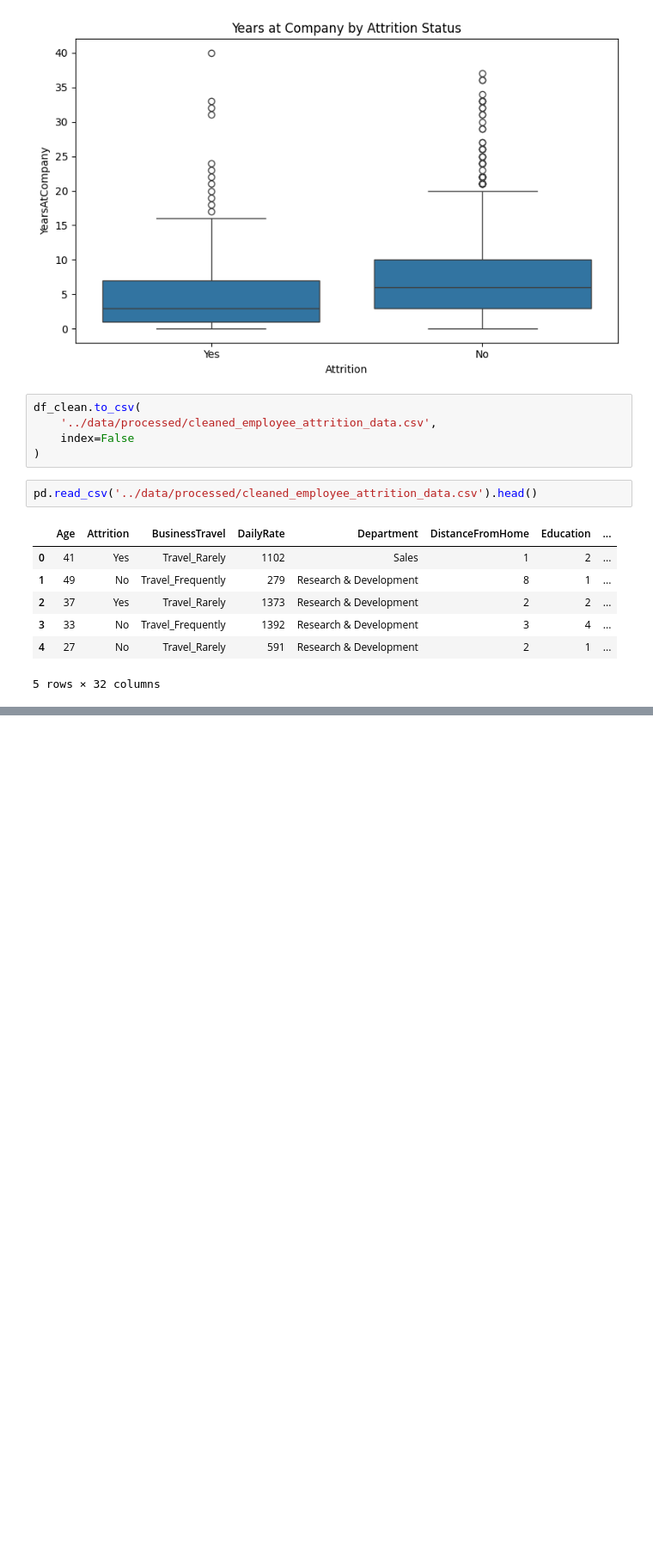
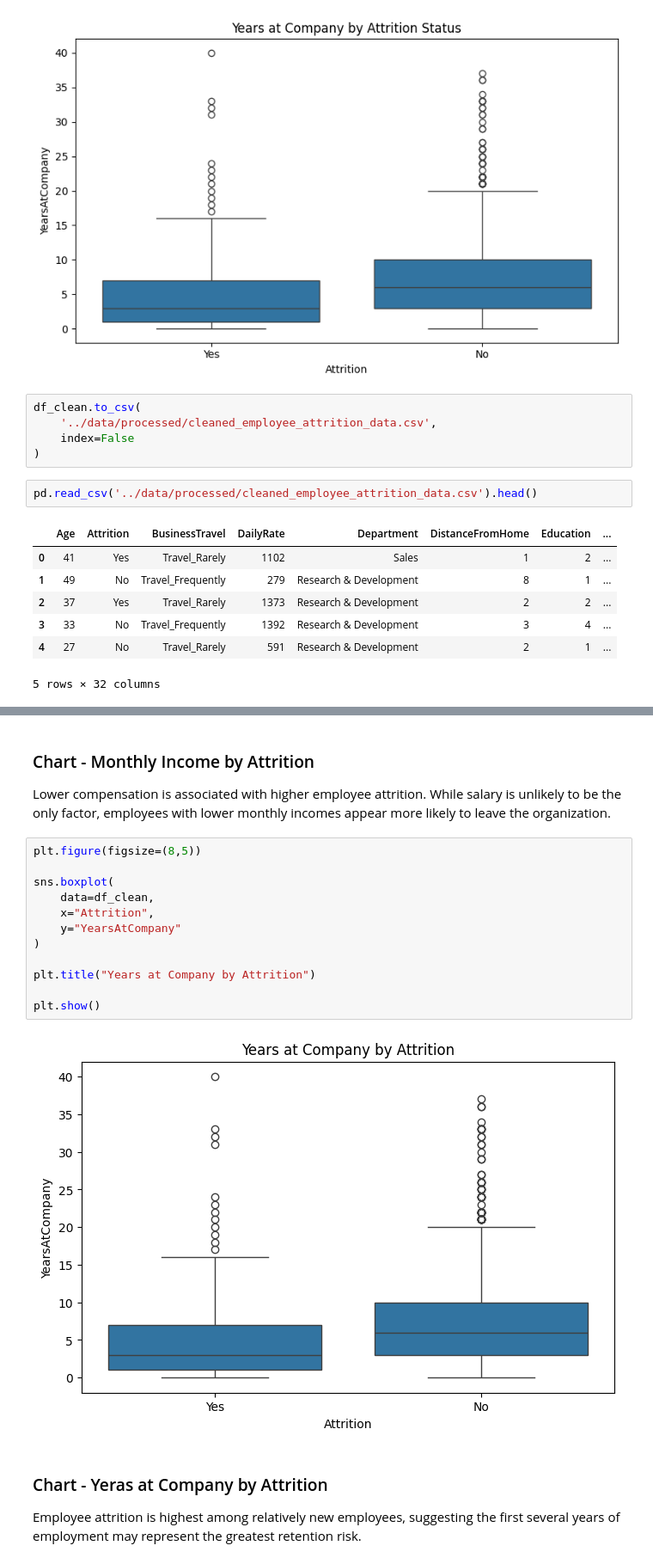
Before and after one commit to Kel-02/employee-attrition-analysis, a Jupyter notebook: notebooks/02_data_cleaning_feature_exploration.ipynb, the cells around one changed output, grey strips where cells are left out. Shown at 86% size. Saved outputs shown, nothing was run; the diff lists cells and outputs as text; blank space fills up the shorter version.

```diff
--- a/notebooks/02_data_cleaning_feature_exploration.ipynb
+++ b/notebooks/02_data_cleaning_feature_exploration.ipynb
@@ -181,0 +214,22 @@ pd.read_csv('../data/processed/cleaned_employee_attrition_data.csv').head()
+# %% [markdown]
+### Chart - Monthly Income by Attrition
+
+Lower compensation is associated with higher employee attrition. While salary is unlikely to be the only factor, employees with lower monthly incomes appear more likely to leave the organization.
+# %%
+plt.figure(figsize=(8,5))
+
+sns.boxplot(
+    data=df_clean,
+    x="Attrition",
+    y="YearsAtCompany"
+)
+
+plt.title("Years at Company by Attrition")
+
+plt.show()
+# %% [output]
+[figure, added]
+# %% [markdown]
+### Chart - Yeras at Company by Attrition
+
+Employee attrition is highest among relatively new employees, suggesting the first several years of employment may represent the greatest retention risk.
```
Also changed, not shown: parts of 6 cells of this notebook, 1 other file.
